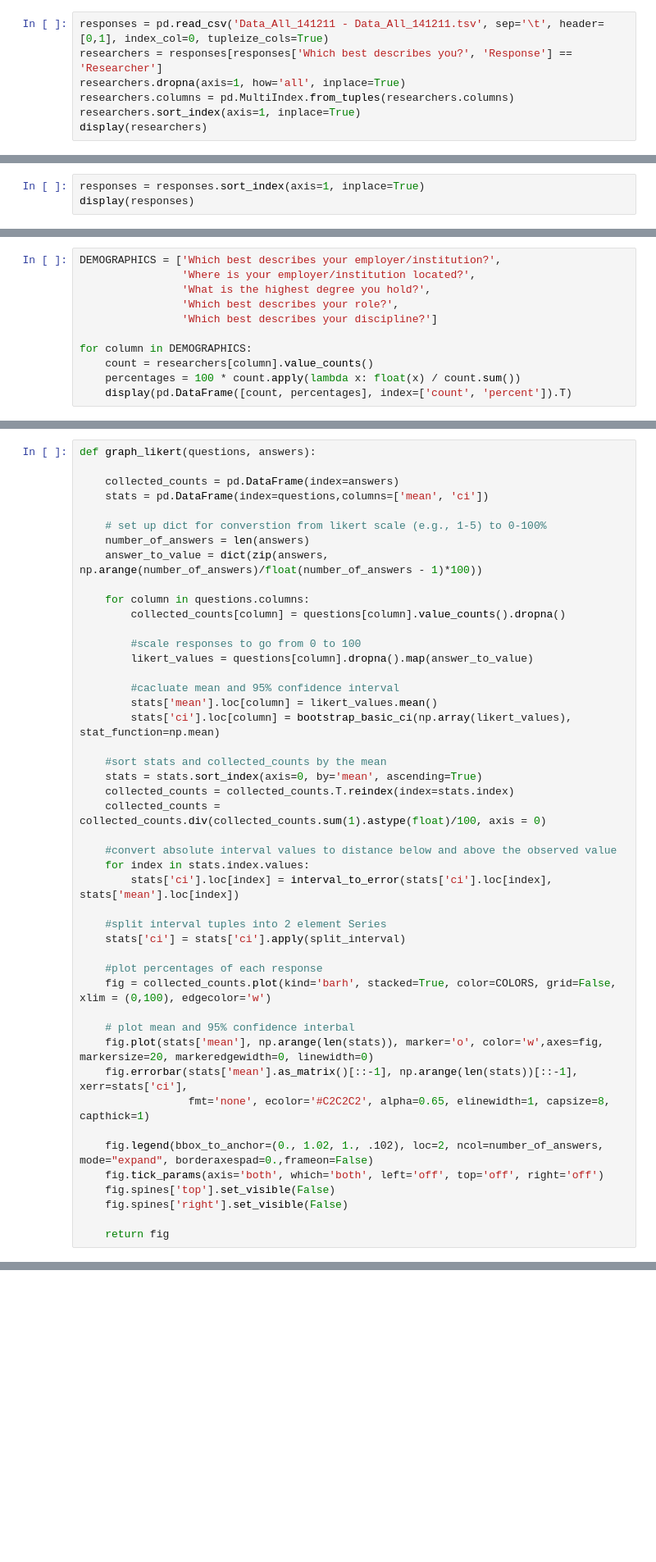
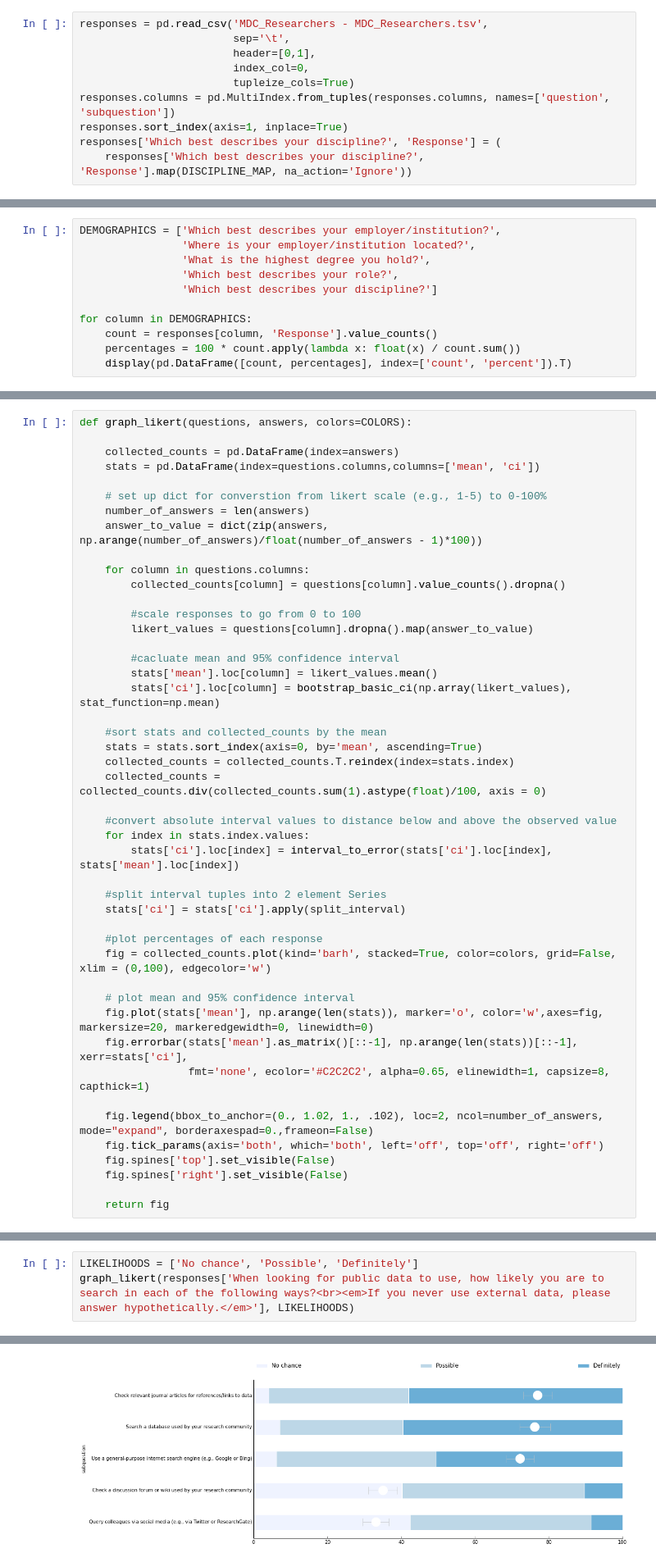
Before and after one commit to JEK-III/MDCSurvey, a Jupyter notebook: Making Data Count.ipynb, the cells around one changed output, grey strips where cells are left out. Shown: that part at 82% size. Saved outputs shown, nothing was run; the diff lists cells and outputs as text; blank space fills up the shorter version.

Commit message:
Basic Likert graphs work

```diff
--- a/Making Data Count.ipynb
+++ b/Making Data Count.ipynb
@@ -42,9 +43,12 @@ DISCIPLINE_MAP = {'-Anthropology' : 'Social science',
                   'Information science' : 'Information science',
                   'Other' : 'Other'}
 # %%
-responses = pd.read_csv('Data_All_141211 - Data_All_141211.tsv', sep='\t', header=[0,1], index_col=0, tupleize_cols=True)
-researchers = responses[responses['Which best describes you?', 'Response'] == 'Researcher']
-researchers.dropna(axis=1, how='all', inplace=True)
-researchers.columns = pd.MultiIndex.from_tuples(researchers.columns)
-researchers.sort_index(axis=1, inplace=True)
-display(researchers)
+responses = pd.read_csv('MDC_Researchers - MDC_Researchers.tsv',
+                        sep='\t',
+                        header=[0,1],
+                        index_col=0,
+                        tupleize_cols=True)
+responses.columns = pd.MultiIndex.from_tuples(responses.columns, names=['question', 'subquestion'])
+responses.sort_index(axis=1, inplace=True)
+responses['Which best describes your discipline?', 'Response'] = (
+    responses['Which best describes your discipline?', 'Response'].map(DISCIPLINE_MAP, na_action='Ignore'))
@@ -118,3 +54,0 @@ display(responses)
-# %%
-responses = responses.sort_index(axis=1, inplace=True)
-display(responses)
@@ -130,6 +60,6 @@ DEMOGRAPHICS = ['Which best describes your employer/institution?',
                 'Which best describes your discipline?']
 
 for column in DEMOGRAPHICS:
-    count = researchers[column].value_counts()
+    count = responses[column, 'Response'].value_counts()
     percentages = 100 * count.apply(lambda x: float(x) / count.sum())
     display(pd.DataFrame([count, percentages], index=['count', 'percent']).T)
@@ -167,10 +203,10 @@ def bootstrap_basic_ci(data, n_samples=100000, alpha=0.05, stat_function=np.sum)
 
     return (double_observed - low, double_observed - high)
 # %%
-def graph_likert(questions, answers):
+def graph_likert(questions, answers, colors=COLORS):
 
     collected_counts = pd.DataFrame(index=answers)
-    stats = pd.DataFrame(index=questions,columns=['mean', 'ci'])
+    stats = pd.DataFrame(index=questions.columns,columns=['mean', 'ci'])
 
     # set up dict for converstion from likert scale (e.g., 1-5) to 0-100%
     number_of_answers = len(answers)
@@ -199,9 +235,9 @@ def graph_likert(questions, answers):
     stats['ci'] = stats['ci'].apply(split_interval)
 
     #plot percentages of each response
-    fig = collected_counts.plot(kind='barh', stacked=True, color=COLORS, grid=False, xlim = (0,100), edgecolor='w')
+    fig = collected_counts.plot(kind='barh', stacked=True, color=colors, grid=False, xlim = (0,100), edgecolor='w')
 
-    # plot mean and 95% confidence interbal
+    # plot mean and 95% confidence interval
     fig.plot(stats['mean'], np.arange(len(stats)), marker='o', color='w',axes=fig, markersize=20, markeredgewidth=0, linewidth=0)
     fig.errorbar(stats['mean'].as_matrix()[::-1], np.arange(len(stats))[::-1], xerr=stats['ci'],
                  fmt='none', ecolor='#C2C2C2', alpha=0.65, elinewidth=1, capsize=8, capthick=1)
@@ -226,0 +259,4 @@ researchers.loc[:,'How frequently do you use data from public sources to accompl
+# %%
+LIKELIHOODS = ['No chance', 'Possible', 'Definitely']
+graph_likert(responses['When looking for public data to use, how likely you are to search in each of the following ways?<br><em>If you never use external data, please answer hypothetically.</em>'], LIKELIHOODS)
+# %% [output]
@@ -226,0 +264 @@ researchers.loc[:,'How frequently do you use data from public sources to accompl
+[figure, added]
```
Also changed, not shown: parts of 16 cells of this notebook.
